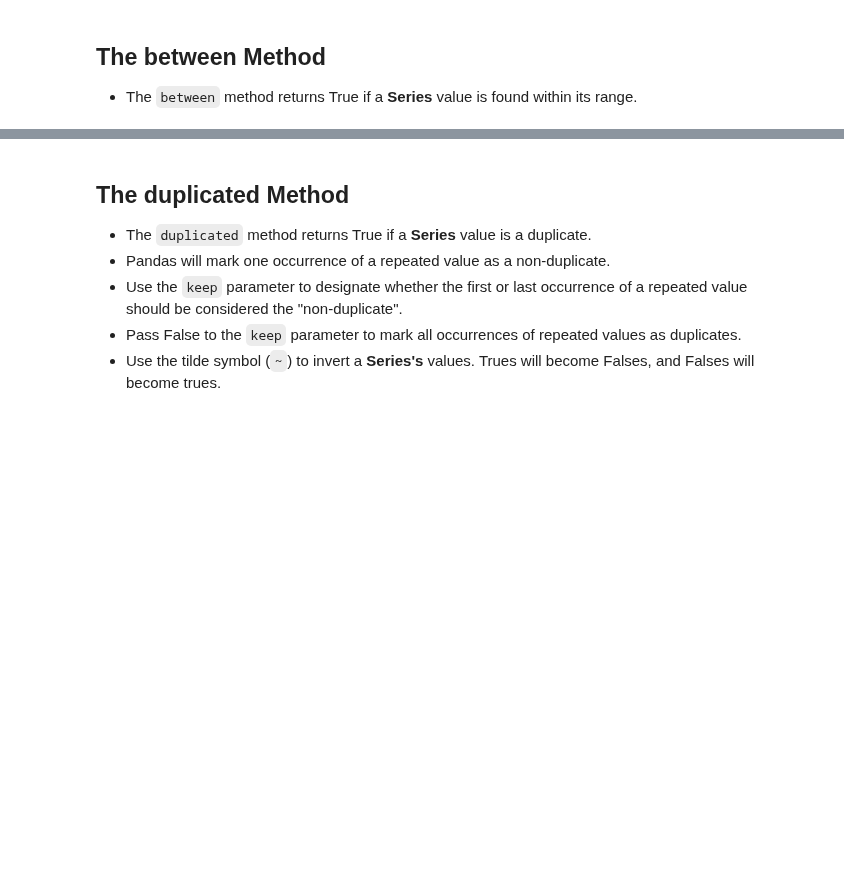
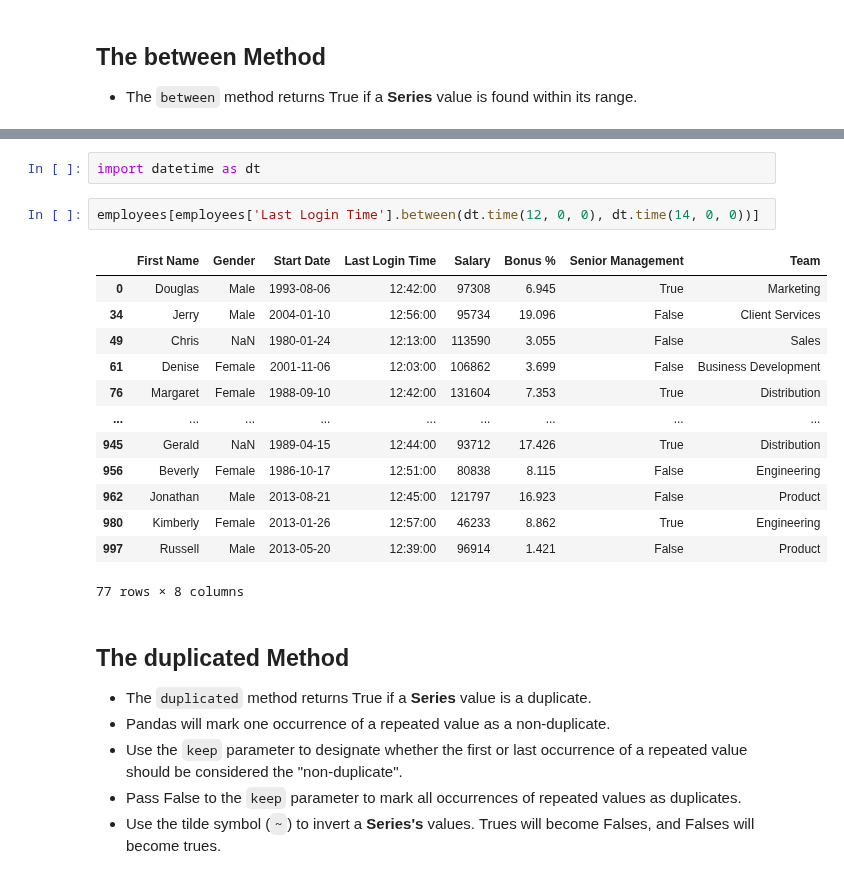
Before and after one commit to Petar-Koprinkov/Pandas, a Jupyter notebook: Incomplete/05 - DataFrames II - Filtering Data.ipynb, the cells around one changed output, grey strips where cells are left out. Saved outputs shown, nothing was run; the diff lists cells and outputs as text; blank space fills up the shorter version.

```diff
--- a/Incomplete/05 - DataFrames II - Filtering Data.ipynb
+++ b/Incomplete/05 - DataFrames II - Filtering Data.ipynb
@@ -176,3 +197,21 @@ employees[employees['First Name'].isnull() & employees['Team'].notnull()]
+# %%
+import datetime as dt
+# %%
+employees[employees['Last Login Time'].between(dt.time(12, 0, 0), dt.time(14, 0, 0))]
+# %% [output]
+|  | First Name | Gender | Start Date | Last Login Time | Salary | Bonus % | Senior Management | Team |
+| 0 | Douglas | Male | 1993-08-06 | 12:42:00 | 97308 | 6.945 | True | Marketing |
+| 34 | Jerry | Male | 2004-01-10 | 12:56:00 | 95734 | 19.096 | False | Client Services |
+| 49 | Chris | NaN | 1980-01-24 | 12:13:00 | 113590 | 3.055 | False | Sales |
+| 61 | Denise | Female | 2001-11-06 | 12:03:00 | 106862 | 3.699 | False | Business Development |
+| 76 | Margaret | Female | 1988-09-10 | 12:42:00 | 131604 | 7.353 | True | Distribution |
+| ... | ... | ... | ... | ... | ... | ... | ... | ... |
+| 945 | Gerald | NaN | 1989-04-15 | 12:44:00 | 93712 | 17.426 | True | Distribution |
+| 956 | Beverly | Female | 1986-10-17 | 12:51:00 | 80838 | 8.115 | False | Engineering |
+| 962 | Jonathan | Male | 2013-08-21 | 12:45:00 | 121797 | 16.923 | False | Product |
+| 980 | Kimberly | Female | 2013-01-26 | 12:57:00 | 46233 | 8.862 | True | Engineering |
+| 997 | Russell | Male | 2013-05-20 | 12:39:00 | 96914 | 1.421 | False | Product |
+77 rows × 8 columns
 # %% [markdown]
 ## The duplicated Method
 - The `duplicated` method returns True if a **Series** value is a duplicate.
```
Also changed, not shown: parts of 5 cells of this notebook.
